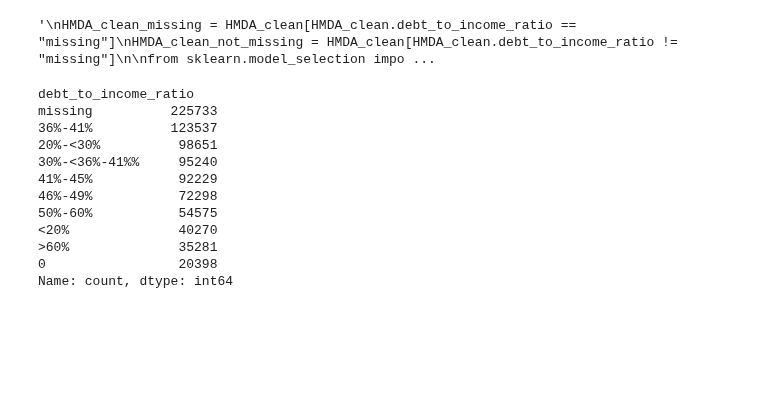
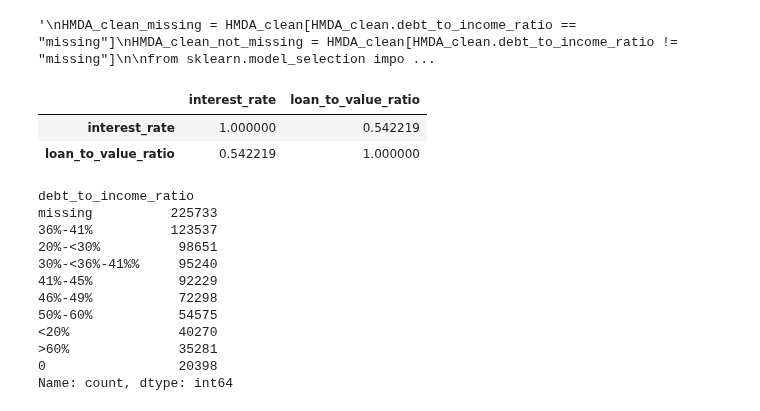
Before and after one commit to HaukeSchwarz/Thesis, a Jupyter notebook: notebooks/Main_Data_Analysis_Pipeline_V2.ipynb, the cells around one changed output. Cells and saved outputs as stored; diff of their text form; code cells hidden in the pictures; blank space fills up the shorter version.

Commit message:
added correlation between interest rate and ltv

```diff
--- a/notebooks/Main_Data_Analysis_Pipeline_V2.ipynb
+++ b/notebooks/Main_Data_Analysis_Pipeline_V2.ipynb
@@ -241,6 +241,13 @@ model.fit(X, y)
 # accuracy_score(y_test, y_pred)
 # %%
 # pd.DataFrame(predicted_categories).value_counts()
+# %%
+# calculate the correlation between interest_rate and loan_to_value_ratio
+HMDA_clean[["interest_rate", "loan_to_value_ratio"]].corr()
+# %% [output]
+|  | interest_rate | loan_to_value_ratio |
+| interest_rate | 1.000000 | 0.542219 |
+| loan_to_value_ratio | 0.542219 | 1.000000 |
 # %%
 HMDA_clean['debt_to_income_ratio'].value_counts()
 # %% [output]
```
